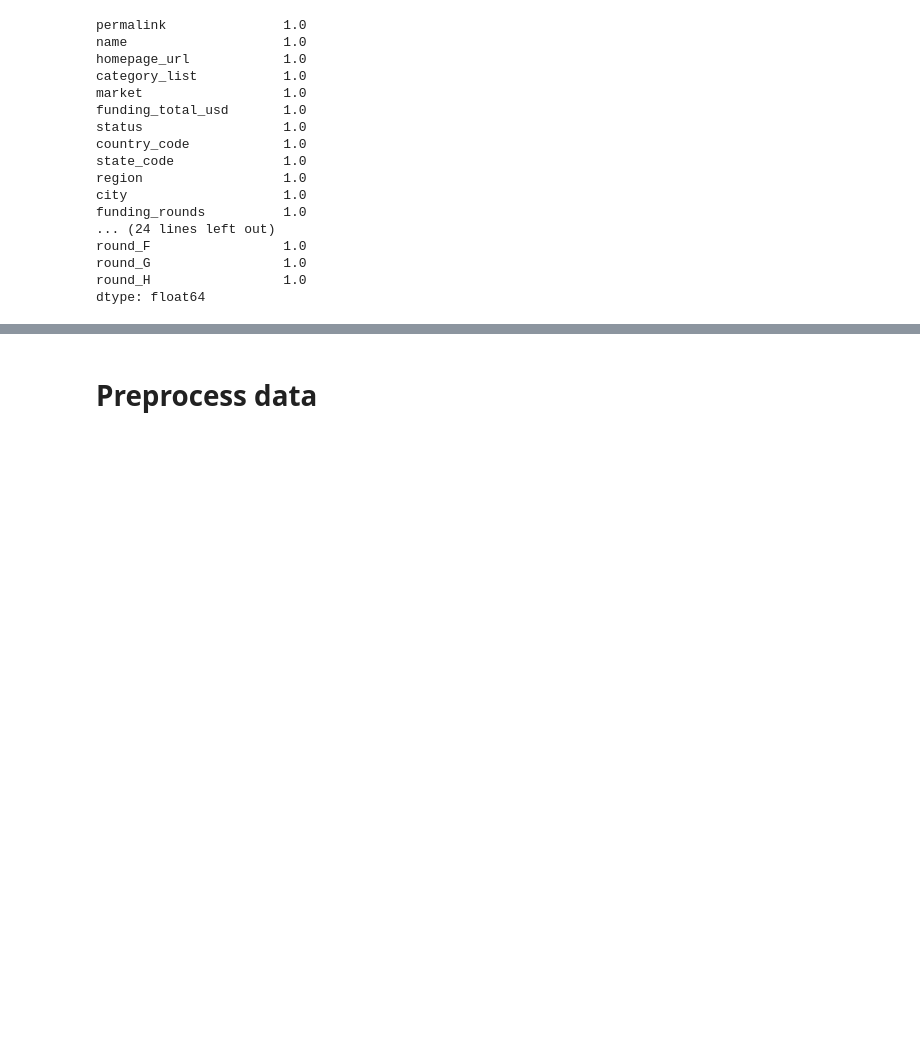
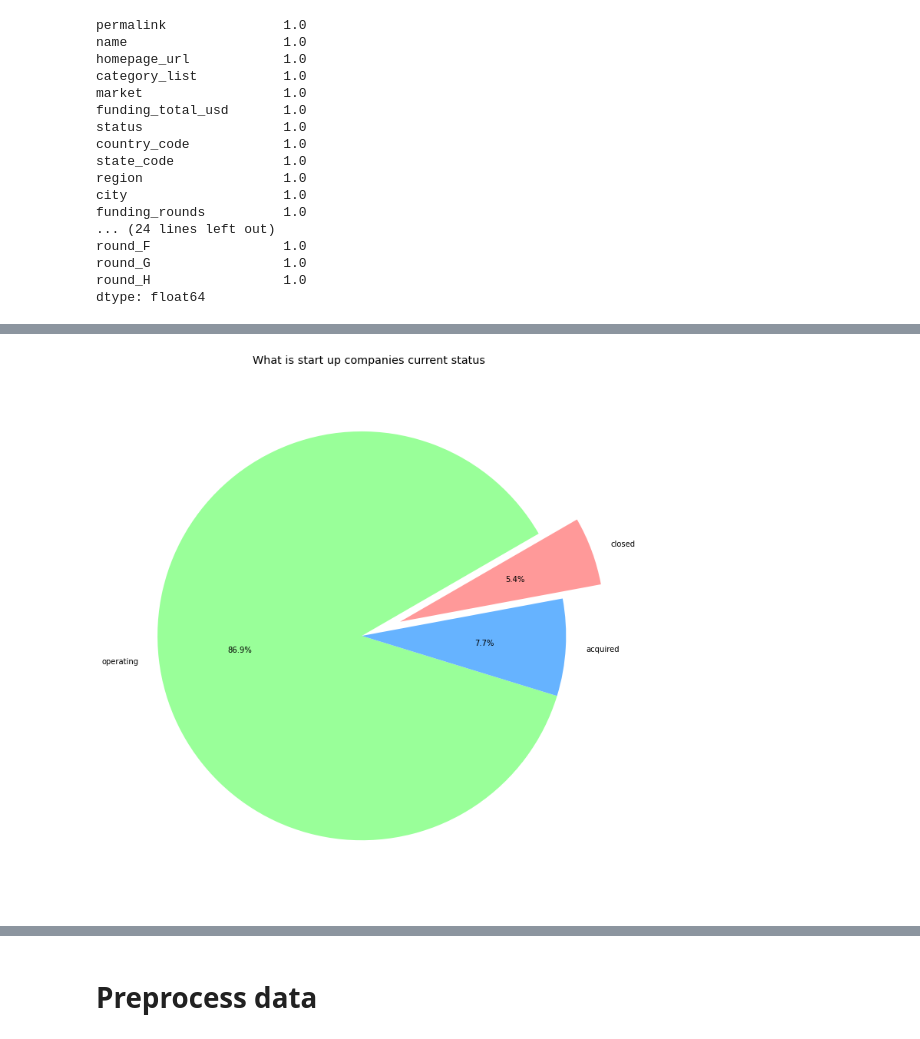
Before and after one commit to t-i-n-a-t/MachineLearning, a Jupyter notebook: Portfolio.ipynb, the cells around one changed output, grey strips where cells are left out. Saved outputs shown, nothing was run; the diff lists cells and outputs as text; code cells hidden in the pictures; blank space fills up the shorter version.

```diff
--- a/Portfolio.ipynb
+++ b/Portfolio.ipynb
@@ -117,0 +129,15 @@ dtype: float64
+# %%
+plt.rcParams['figure.figsize'] = 10,10
+labels = data['status'].value_counts().index.tolist()
+sizes = data['status'].value_counts().tolist()
+explode = (0, 0, 0.2)
+colors = ['#99ff99','#66b3ff','#ff9999']
+
+plt.pie(sizes, explode=explode, labels=labels, colors=colors, autopct='%1.1f%%',
+        shadow=False, startangle=30)
+plt.axis('equal')
+plt.tight_layout()
+plt.title("What is start up companies current status", fontdict=None, position= [0.48,1], size = 'x-large')
+plt.show()
+# %% [output]
+[figure, added]
```
Also changed, not shown: parts of 12 cells of this notebook.
